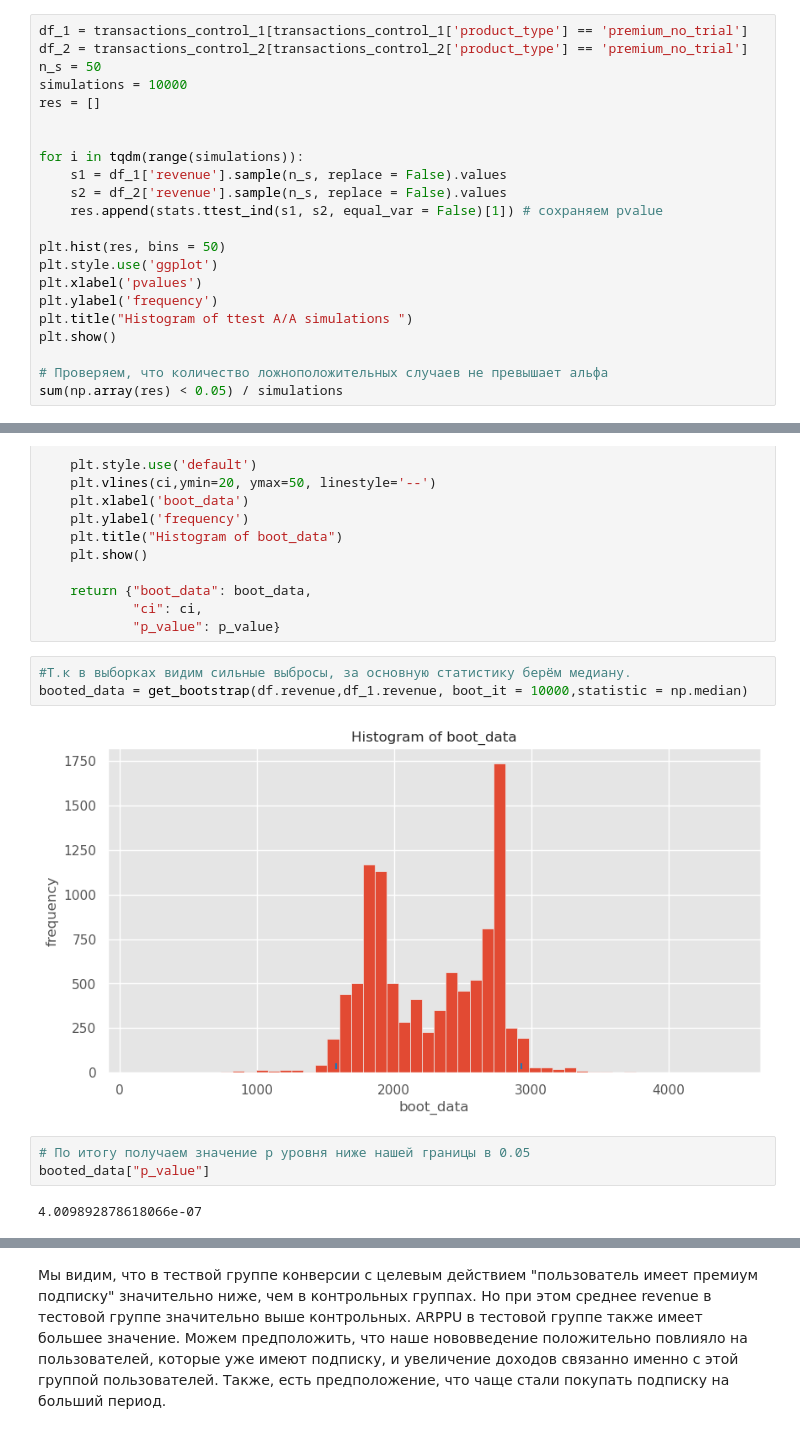
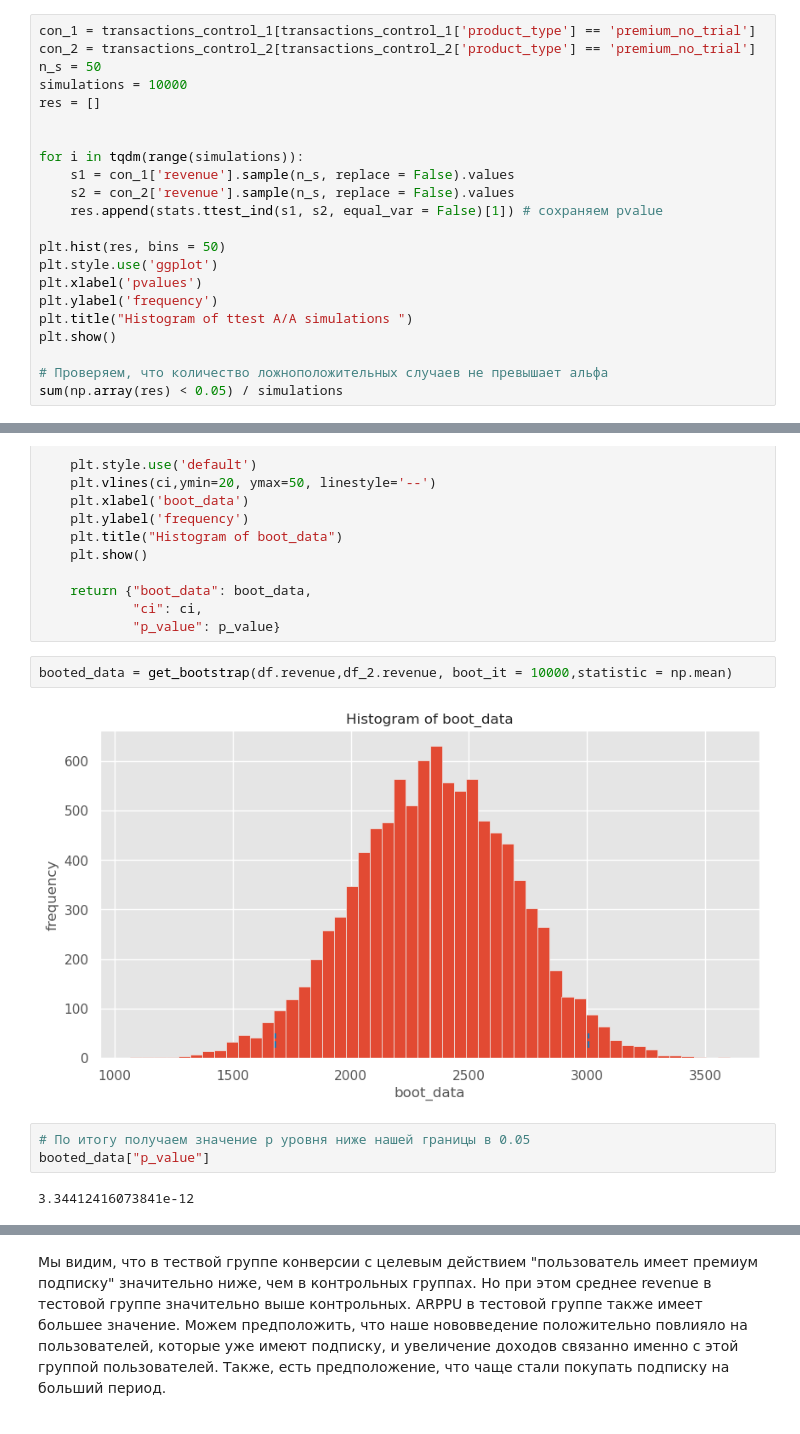
Before and after one commit to Ed-Tari/AB_test_project_2, a Jupyter notebook: pet_2.ipynb, the cells around one changed output, grey strips where cells are left out. Saved outputs shown, nothing was run; the diff lists cells and outputs as text.

```diff
--- a/pet_2.ipynb
+++ b/pet_2.ipynb
@@ -245,14 +247,14 @@ print('Сред. revenue COntrol_2',df_2.revenue.mean())
 # %%
-df_1 = transactions_control_1[transactions_control_1['product_type'] == 'premium_no_trial']
-df_2 = transactions_control_2[transactions_control_2['product_type'] == 'premium_no_trial']
+con_1 = transactions_control_1[transactions_control_1['product_type'] == 'premium_no_trial']
+con_2 = transactions_control_2[transactions_control_2['product_type'] == 'premium_no_trial']
 n_s = 50
 simulations = 10000
 res = []
 
 
 for i in tqdm(range(simulations)):
-    s1 = df_1['revenue'].sample(n_s, replace = False).values
-    s2 = df_2['revenue'].sample(n_s, replace = False).values
+    s1 = con_1['revenue'].sample(n_s, replace = False).values
+    s2 = con_2['revenue'].sample(n_s, replace = False).values
     res.append(stats.ttest_ind(s1, s2, equal_var = False)[1]) # сохраняем pvalue
 
 plt.hist(res, bins = 50)
@@ -402,15 +403,14 @@ def get_bootstrap(
             "ci": ci,
             "p_value": p_value}
 # %%
-#Т.к в выборках видим сильные выбросы, за основную статистику берём медиану.
-booted_data = get_bootstrap(df.revenue,df_1.revenue, boot_it = 10000,statistic = np.median)
+booted_data = get_bootstrap(df.revenue,df_2.revenue, boot_it = 10000,statistic = np.mean)
 # %% [output]
-[figure, old version]
+[figure, new version]
 # %%
 # По итогу получаем значение p уровня ниже нашей границы в 0.05
 booted_data["p_value"]
 # %% [output]
-4.009892878618066e-07
+3.34412416073841e-12
 # %%
 # 0 не входит в полученный доверительный интервал, что свидетельствует о статистически значимом различии нашей статистики(средней выручки на группу) в данных группах.
 booted_data["ci"]
```
Also changed, not shown: parts of 57 cells of this notebook.
